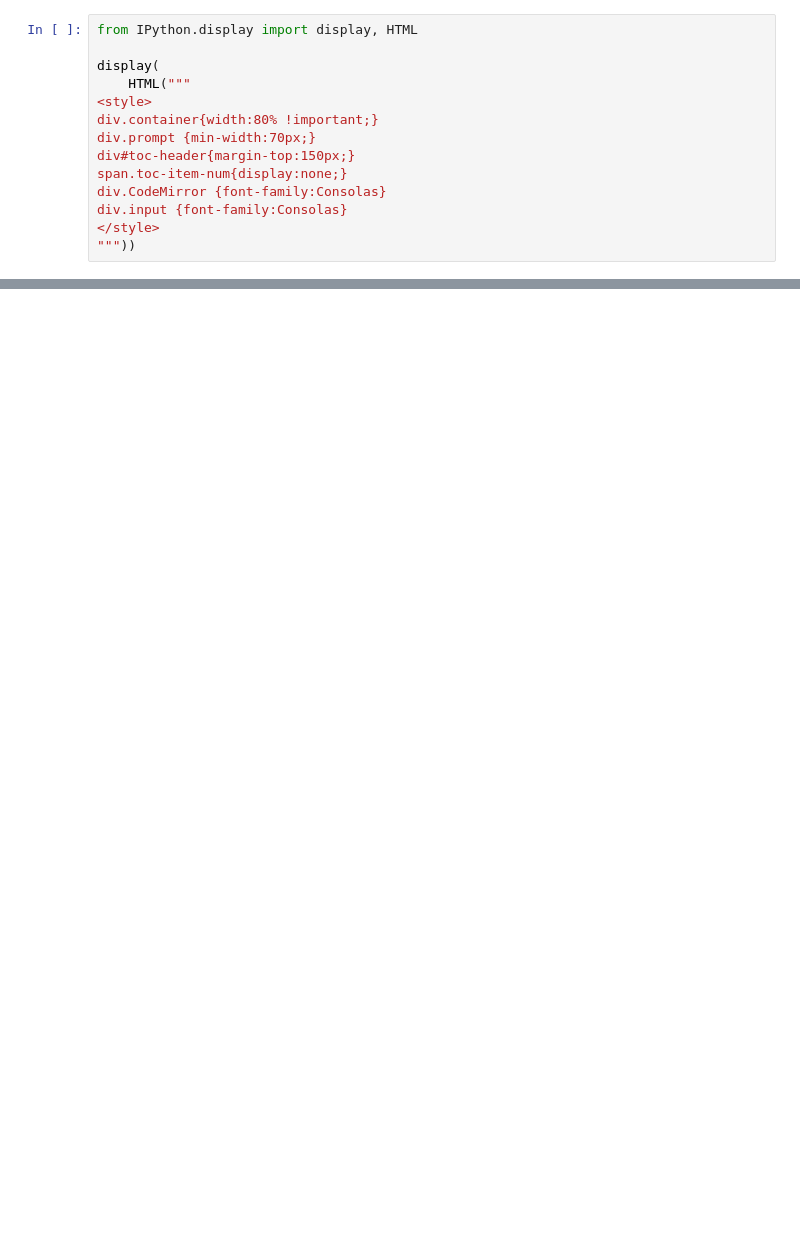
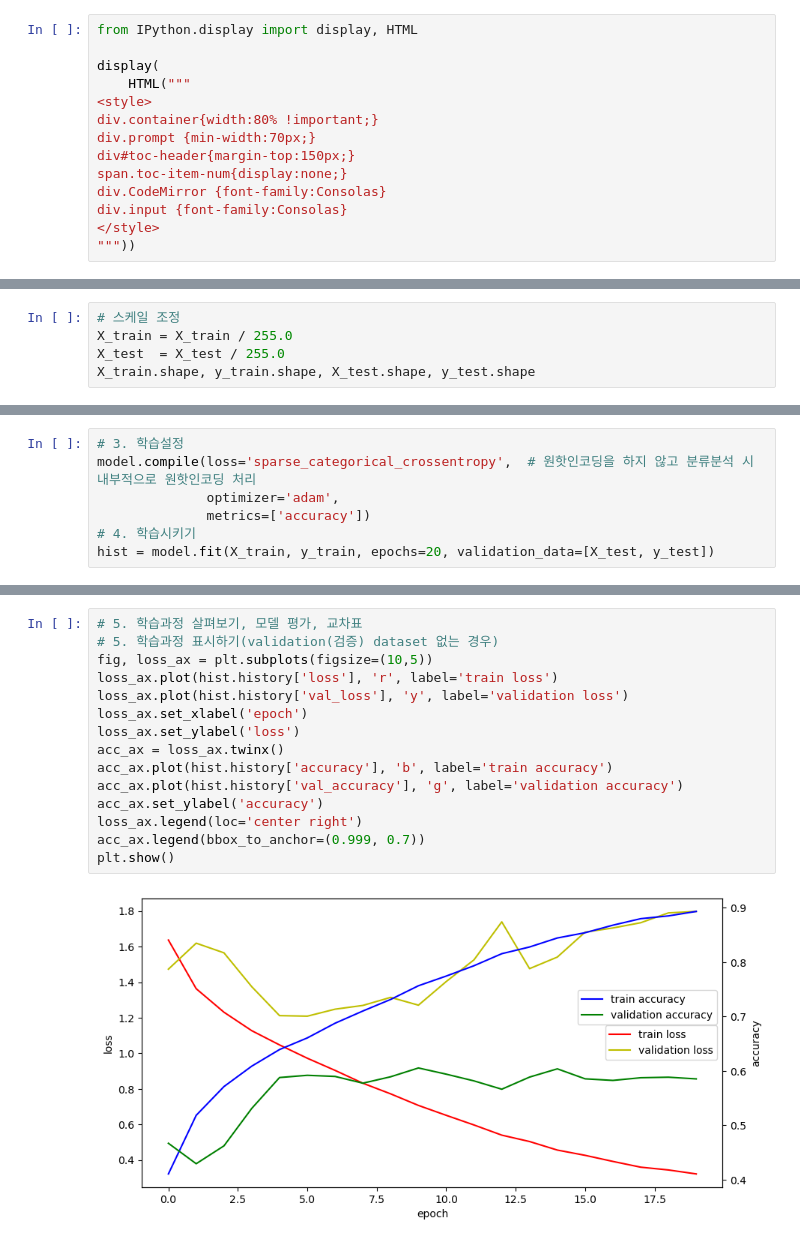
Before and after one commit to sehyeon24/ai, a Jupyter notebook: source/09_이미지처리/02_CNN알고리즘들.ipynb, the cells around one changed output, grey strips where cells are left out. Cells and saved outputs as stored; diff of their text form; blank space fills up the shorter version.

```diff
--- a/source/09_이미지처리/02_CNN알고리즘들.ipynb
+++ b/source/09_이미지처리/02_CNN알고리즘들.ipynb
@@ -18,0 +302,5 @@ div.input {font-family:Consolas}
+# %%
+# 스케일 조정
+X_train = X_train / 255.0
+X_test  = X_test / 255.0
+X_train.shape, y_train.shape, X_test.shape, y_test.shape
@@ -18,0 +351,7 @@ div.input {font-family:Consolas}
+# %%
+# 3. 학습설정
+model.compile(loss='sparse_categorical_crossentropy',  # 원핫인코딩을 하지 않고 분류분석 시 내부적으로 원핫인코딩 처리
+              optimizer='adam',
+              metrics=['accuracy'])
+# 4. 학습시키기
+hist = model.fit(X_train, y_train, epochs=20, validation_data=[X_test, y_test])
@@ -18,0 +376,17 @@ div.input {font-family:Consolas}
+# %%
+# 5. 학습과정 살펴보기, 모델 평가, 교차표
+# 5. 학습과정 표시하기(validation(검증) dataset 없는 경우)
+fig, loss_ax = plt.subplots(figsize=(10,5))
+loss_ax.plot(hist.history['loss'], 'r', label='train loss')
+loss_ax.plot(hist.history['val_loss'], 'y', label='validation loss')
+loss_ax.set_xlabel('epoch')
+loss_ax.set_ylabel('loss')
+acc_ax = loss_ax.twinx()
+acc_ax.plot(hist.history['accuracy'], 'b', label='train accuracy')
+acc_ax.plot(hist.history['val_accuracy'], 'g', label='validation accuracy')
+acc_ax.set_ylabel('accuracy')
+loss_ax.legend(loc='center right')
+acc_ax.legend(bbox_to_anchor=(0.999, 0.7))
+plt.show()
+# %% [output]
+[figure, added]
```
Also changed, not shown: parts of 42 cells of this notebook, 5 other files.
